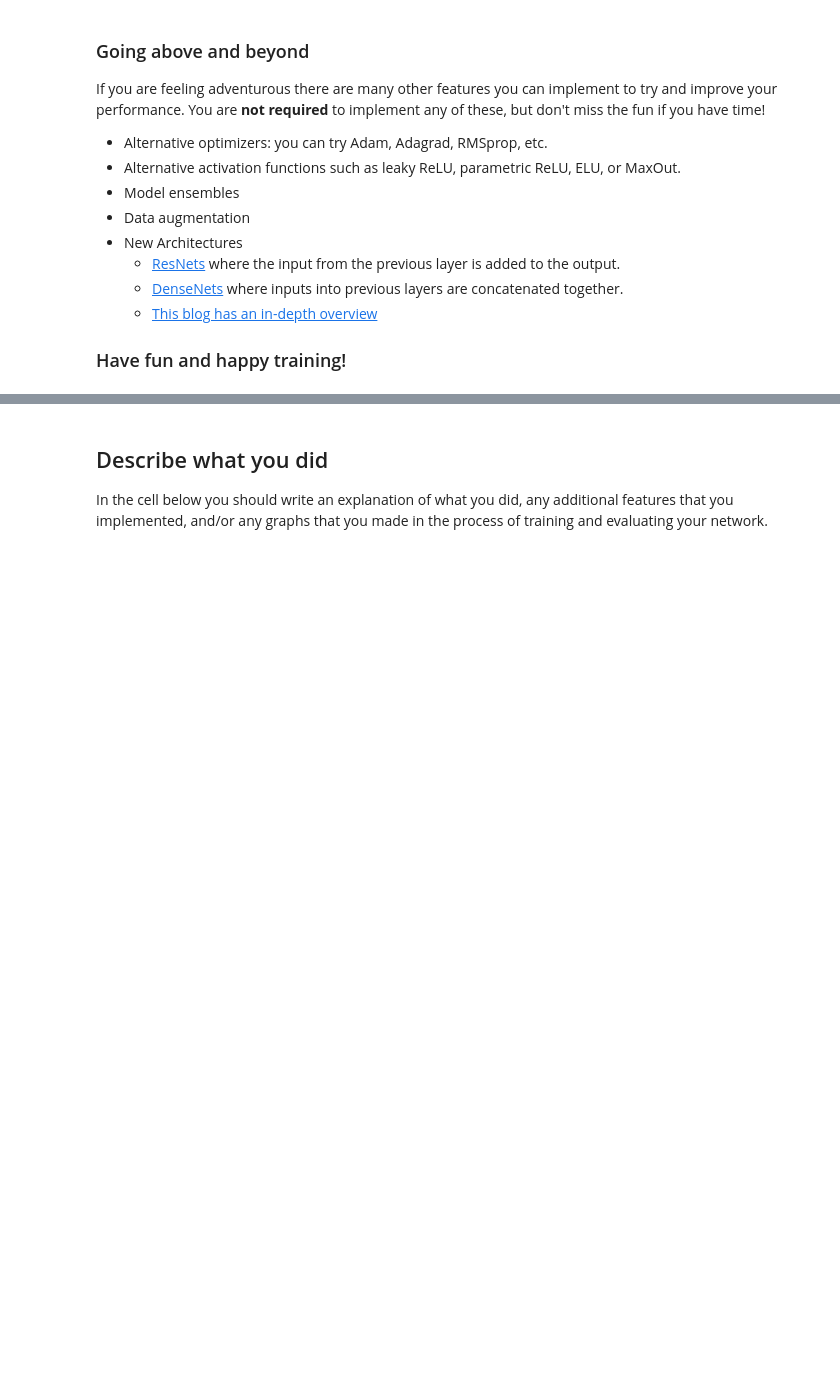
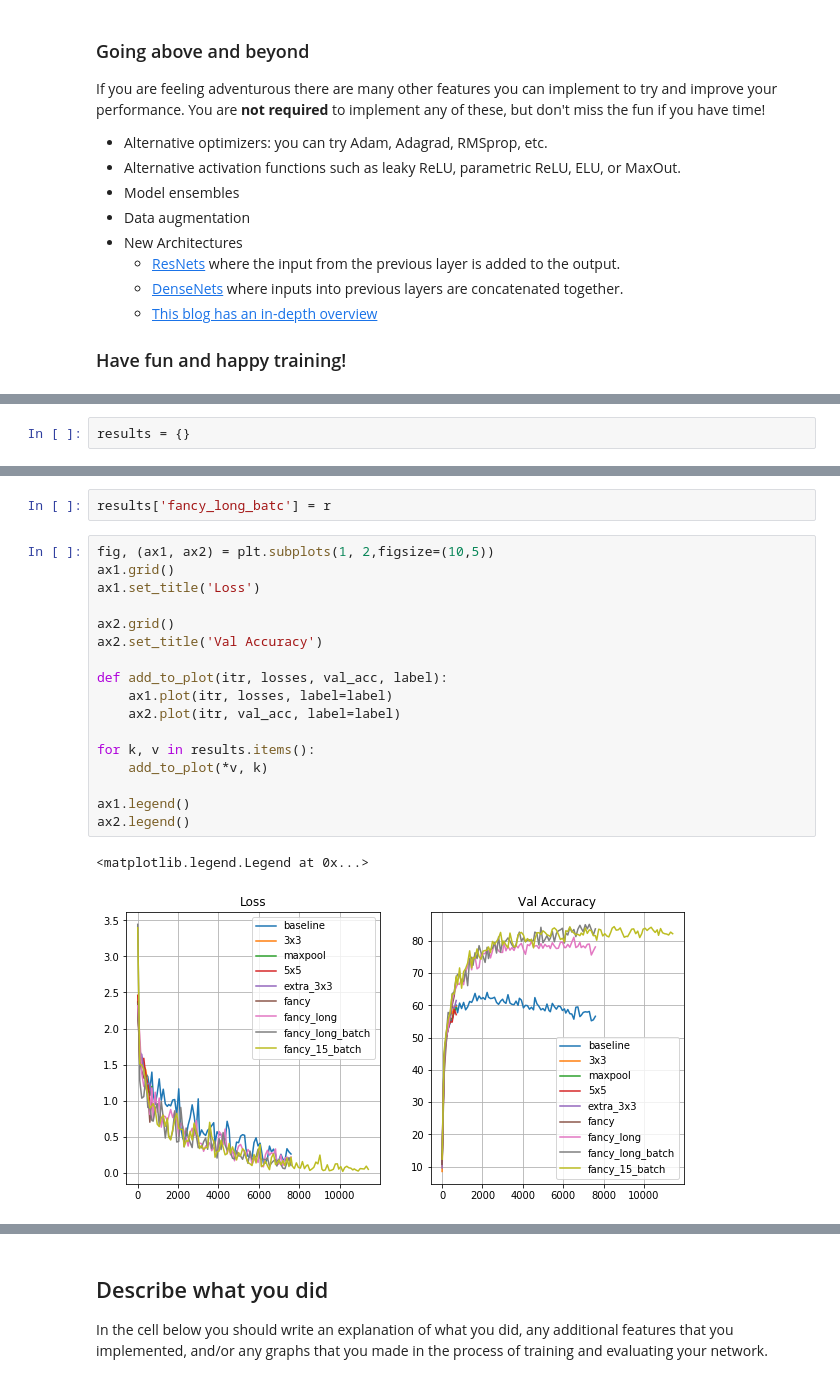
Before and after one commit to busycalibrating/cs231n, a Jupyter notebook: assignment2/PyTorch.ipynb, the cells around one changed output, grey strips where cells are left out. Drawn from its saved outputs; the diff is of its cells as text; blank space fills up the shorter version.

```diff
--- a/assignment2/PyTorch.ipynb
+++ b/assignment2/PyTorch.ipynb
@@ -958,0 +963,2 @@ If you are feeling adventurous there are many other features you can implement t
+# %%
+results = {}
@@ -984,0 +1123,22 @@ train_part34(model, optimizer, epochs=10)
+# %%
+results['fancy_long_batc'] = r
+# %%
+fig, (ax1, ax2) = plt.subplots(1, 2,figsize=(10,5))
+ax1.grid()
+ax1.set_title('Loss')
+
+ax2.grid()
+ax2.set_title('Val Accuracy')
+
+def add_to_plot(itr, losses, val_acc, label):
+    ax1.plot(itr, losses, label=label)
+    ax2.plot(itr, val_acc, label=label)
+
+for k, v in results.items():
+    add_to_plot(*v, k)
+
+ax1.legend()
+ax2.legend()
+# %% [output]
+<matplotlib.legend.Legend at 0x...>
+[figure, added]
```
Also changed, not shown: parts of 14 cells of this notebook.
